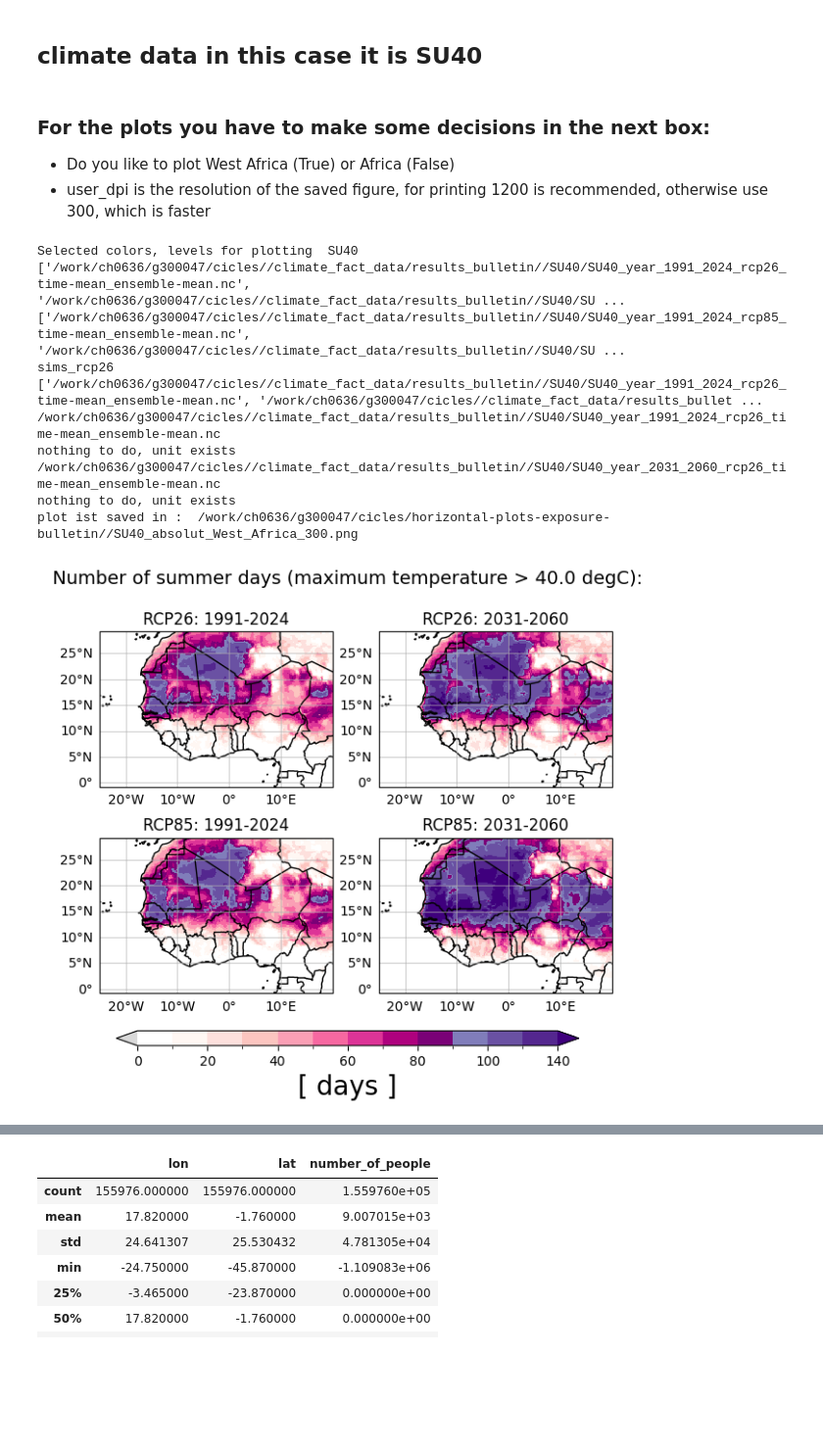
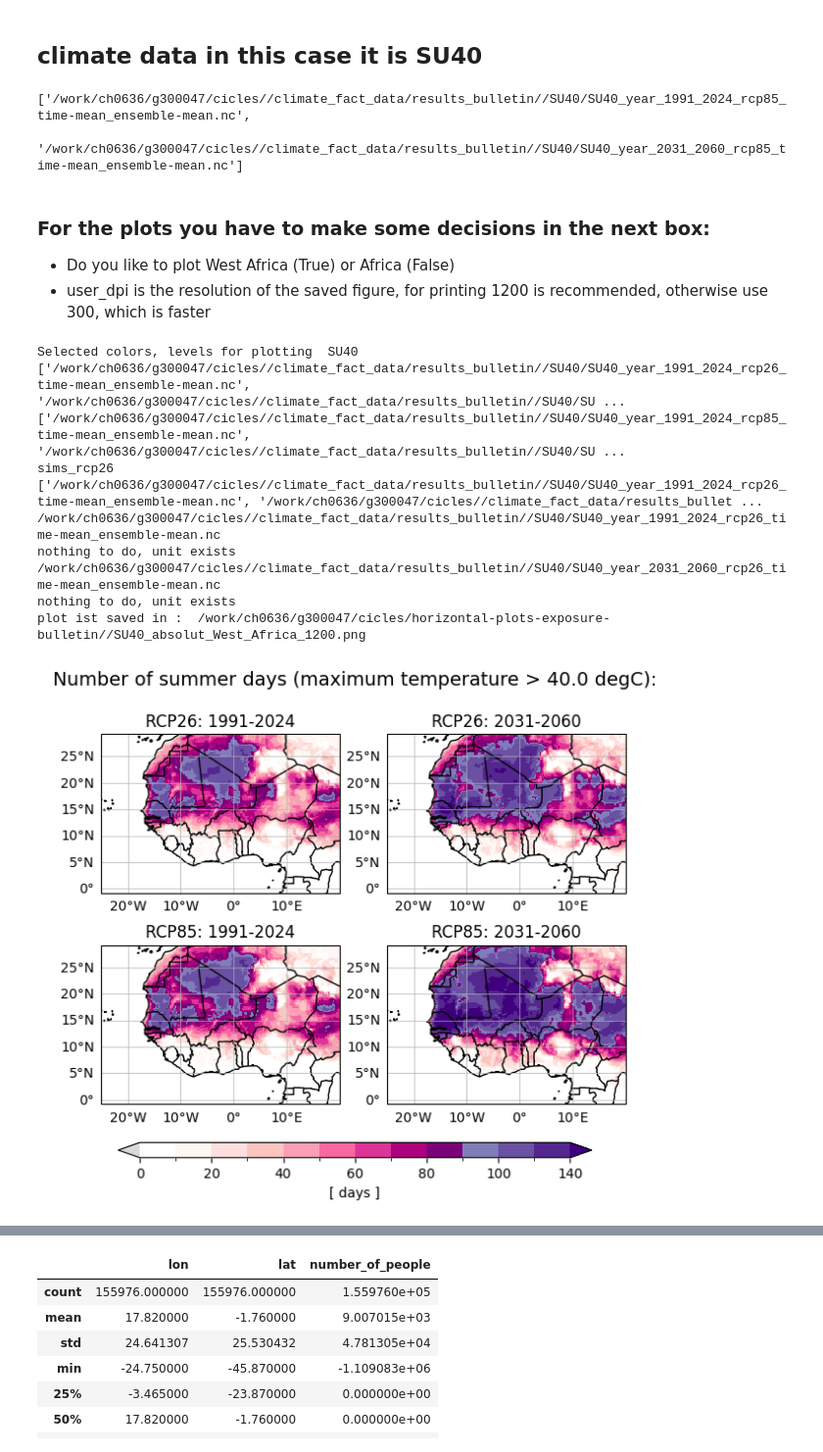
Before and after one commit to KatharinaBuelow/heat-exposure-africa, a Jupyter notebook: Notebooks/horiplot-exposure-diff-robust-bulletin.ipynb, the cells around one changed output, grey strips where cells are left out. Shown: that part at 98% size. Saved outputs shown, nothing was run; the diff lists cells and outputs as text; code cells hidden in the pictures; blank space fills up the shorter version.

```diff
--- a/Notebooks/horiplot-exposure-diff-robust-bulletin.ipynb
+++ b/Notebooks/horiplot-exposure-diff-robust-bulletin.ipynb
@@ -145,6 +168,11 @@ sims_rcp85 = glob.glob(data_dir+'/'+var+'/'+var+'*'+timefreq+'*'+list_rcp85+'*'+
 # Sort the files to ensure correct order
 sims_rcp26.sort()
 sims_rcp85.sort()
+# %%
+sims_rcp85
+# %% [output]
+['/work/ch0636/g300047/cicles//climate_fact_data/results_bulletin//SU40/SU40_year_1991_2024_rcp85_time-mean_ensemble-mean.nc',
+ '/work/ch0636/g300047/cicles//climate_fact_data/results_bulletin//SU40/SU40_year_2031_2060_rcp85_time-mean_ensemble-mean.nc']
 # %% [markdown]
 ### For the plots you have to make some decisions in the next box:
 * Do you like to plot West Africa (True) or Africa (False)
@@ -152,32 +180,32 @@ sims_rcp85.sort()
 # %%
 print('Selected colors, levels for plotting ', var)
 
 color_steps, level_steps = colorsteps_absolute(var)
 
 plot_absolut(
     sims_rcp26,
     sims_rcp85,
     level_steps,
     color_steps,
     plot_dir,
     title="",
     var=var,
     westafrica=True,
-    user_dpi=300,
+    user_dpi=1200,
     rows=2,
     columns=2,
     )
 # %% [output]
 Selected colors, levels for plotting  SU40
 ['/work/ch0636/g300047/cicles//climate_fact_data/results_bulletin//SU40/SU40_year_1991_2024_rcp26_time-mean_ensemble-mean.nc', '/work/ch0636/g300047/cicles//climate_fact_data/results_bulletin//SU40/SU ...
 ['/work/ch0636/g300047/cicles//climate_fact_data/results_bulletin//SU40/SU40_year_1991_2024_rcp85_time-mean_ensemble-mean.nc', '/work/ch0636/g300047/cicles//climate_fact_data/results_bulletin//SU40/SU ...
 sims_rcp26 ['/work/ch0636/g300047/cicles//climate_fact_data/results_bulletin//SU40/SU40_year_1991_2024_rcp26_time-mean_ensemble-mean.nc', '/work/ch0636/g300047/cicles//climate_fact_data/results_bullet ...
 /work/ch0636/g300047/cicles//climate_fact_data/results_bulletin//SU40/SU40_year_1991_2024_rcp26_time-mean_ensemble-mean.nc
 nothing to do, unit exists
 /work/ch0636/g300047/cicles//climate_fact_data/results_bulletin//SU40/SU40_year_2031_2060_rcp26_time-mean_ensemble-mean.nc
 nothing to do, unit exists
-plot ist saved in :  /work/ch0636/g300047/cicles/horizontal-plots-exposure-bulletin//SU40_absolut_West_Africa_300.png
+plot ist saved in :  /work/ch0636/g300047/cicles/horizontal-plots-exposure-bulletin//SU40_absolut_West_Africa_1200.png
-[figure, old version]
+[figure, new version]
 # %%
 plot_absolute_pop(
     pop_ssp1,
```
Also changed, not shown: parts of 18 cells of this notebook, 3 other files.
